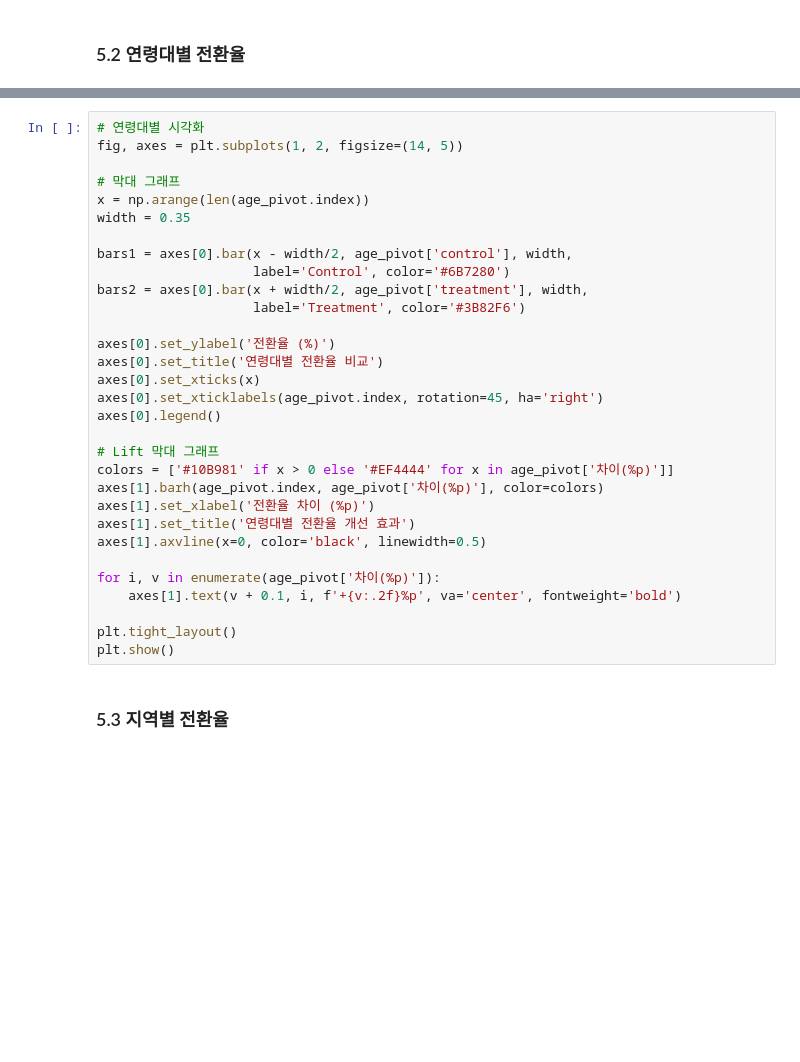
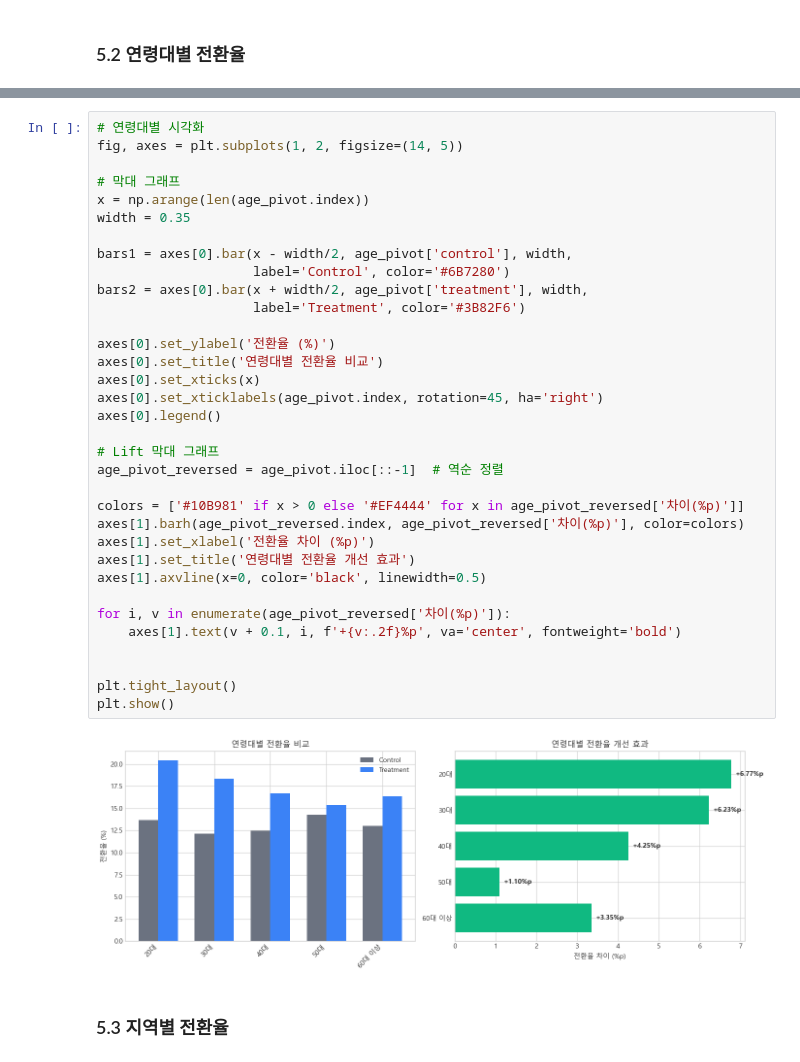
Before and after one commit to argo3997/A_B_TEST, a Jupyter notebook: AB_Test_Checkout_UI/notebooks/AB_Test_Analysis.ipynb, the cells around one changed output, grey strips where cells are left out. Saved outputs shown, nothing was run; the diff lists cells and outputs as text; blank space fills up the shorter version.

```diff
--- a/AB_Test_Checkout_UI/notebooks/AB_Test_Analysis.ipynb
+++ b/AB_Test_Checkout_UI/notebooks/AB_Test_Analysis.ipynb
@@ -587,34 +615,39 @@ age_pivot.round(2)
 # %%
 # 연령대별 시각화
 fig, axes = plt.subplots(1, 2, figsize=(14, 5))
 
 # 막대 그래프
 x = np.arange(len(age_pivot.index))
 width = 0.35
 
 bars1 = axes[0].bar(x - width/2, age_pivot['control'], width,
                     label='Control', color='#6B7280')
 bars2 = axes[0].bar(x + width/2, age_pivot['treatment'], width,
                     label='Treatment', color='#3B82F6')
 
 axes[0].set_ylabel('전환율 (%)')
 axes[0].set_title('연령대별 전환율 비교')
 axes[0].set_xticks(x)
 axes[0].set_xticklabels(age_pivot.index, rotation=45, ha='right')
 axes[0].legend()
 
 # Lift 막대 그래프
-colors = ['#10B981' if x > 0 else '#EF4444' for x in age_pivot['차이(%p)']]
-axes[1].barh(age_pivot.index, age_pivot['차이(%p)'], color=colors)
+age_pivot_reversed = age_pivot.iloc[::-1]  # 역순 정렬
+
+colors = ['#10B981' if x > 0 else '#EF4444' for x in age_pivot_reversed['차이(%p)']]
+axes[1].barh(age_pivot_reversed.index, age_pivot_reversed['차이(%p)'], color=colors)
 axes[1].set_xlabel('전환율 차이 (%p)')
 axes[1].set_title('연령대별 전환율 개선 효과')
 axes[1].axvline(x=0, color='black', linewidth=0.5)
 
-for i, v in enumerate(age_pivot['차이(%p)']):
+for i, v in enumerate(age_pivot_reversed['차이(%p)']):
     axes[1].text(v + 0.1, i, f'+{v:.2f}%p', va='center', fontweight='bold')
+
 
 plt.tight_layout()
 plt.show()
+# %% [output]
+[figure, added]
 # %% [markdown]
 ### 5.3 지역별 전환율
 # %%
```
Also changed, not shown: parts of 27 cells of this notebook, 3 other files.
